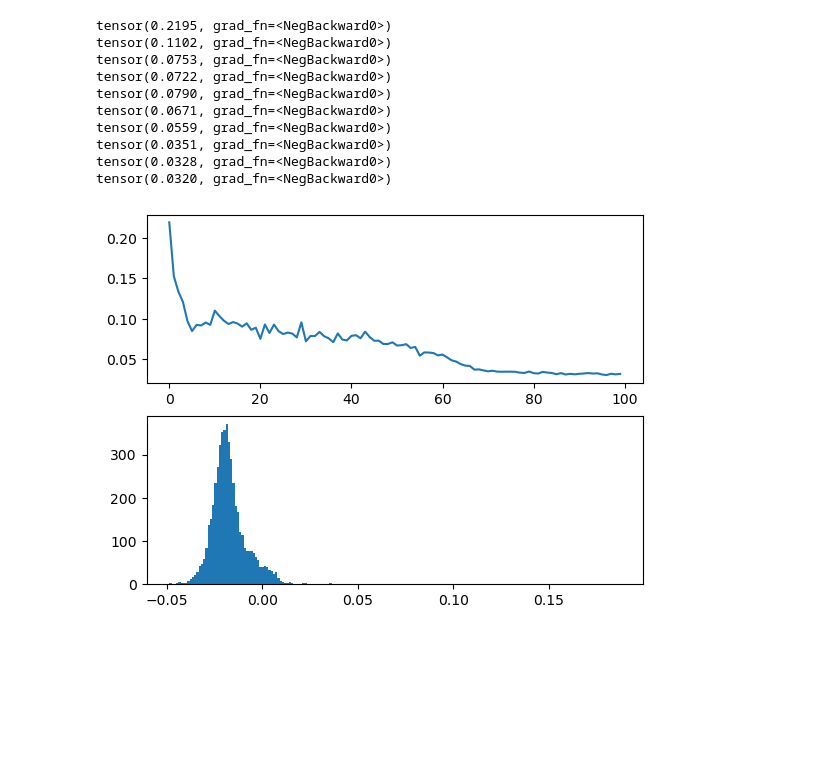
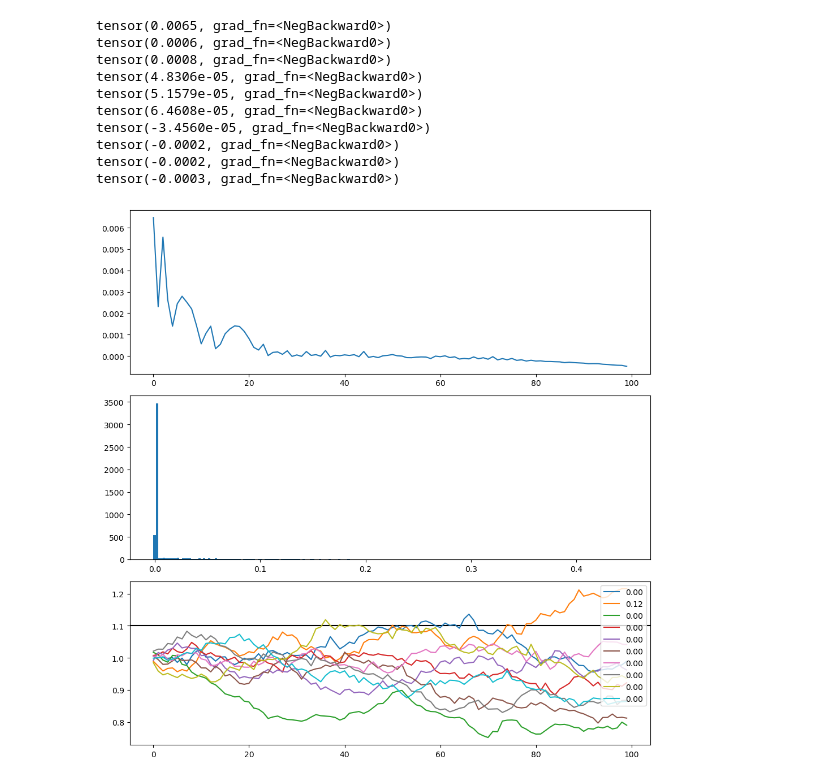
Before and after one commit to swittum/DeepHedging, a Jupyter notebook: hedging.ipynb, the cells around one changed output. Drawn from its saved outputs; the diff is of its cells as text; code cells hidden in the pictures; blank space fills up the shorter version.

```diff
--- a/hedging.ipynb
+++ b/hedging.ipynb
@@ -9,29 +9,56 @@ from instruments import BrownianStock, EuropeanOption
 from finance import pl
 # %%
-n_paths = 500
+# Training params
+n_paths = 5000
 n_epochs = 100
-n_features = 2
 
-model = NeuralNetwork(n_features, 1)
-underlier = BrownianStock(mu=0, sigma=.2)
-derivative = EuropeanOption(underlier, call=True, strike=1.1, maturity=100/250)
+# Network params
+n_features = 3
+n_outputs = 1
+
+# Instrument params
+mu = 0.0
+sigma = 0.2
+features = ['time',
+            'log_moneyness',
+            'volatility']
+
+# Derivative params
+call = True
+short = False
+strike = 1.1
+maturity = 100/250
+
+model = NeuralNetwork(n_features, n_outputs)
+underlier = BrownianStock(mu, sigma)
+derivative = EuropeanOption(underlier, call=call, short=short, strike=strike, maturity=maturity)
 hedger = Hedger(model, underlier, derivative)
-history = hedger.fit(n_epochs=n_epochs, n_paths=n_paths)
-results = hedger.test(n_paths=5000)
+history = hedger.fit(features=features, n_epochs=n_epochs, n_paths=n_paths)
+results = hedger.test(features=features, n_paths=n_paths)
+stocks = underlier.spot
+payoffs = derivative.payoff
 
-fig, (ax1, ax2) = plt.subplots(2)
+fig, (ax1, ax2, ax3) = plt.subplots(3, figsize=(10, 10))
+ax1.set_label('Loss Function')
+ax2.set_label('P&L')
 ax1.plot(history)
 ax2.hist(results, bins=200)
+ax3.set_label('Stock Paths')
+ax3.axhline(c='k', y=strike)
+for (stock, payoff) in zip(stocks[:10], payoffs[:10]):
+    ax3.plot(stock, label=f'{payoff:.2f}')
+ax3.legend()
+plt.tight_layout()
 plt.show()
 # %% [output]
-tensor(0.2195, grad_fn=<NegBackward0>)
-tensor(0.1102, grad_fn=<NegBackward0>)
-tensor(0.0753, grad_fn=<NegBackward0>)
-tensor(0.0722, grad_fn=<NegBackward0>)
-tensor(0.0790, grad_fn=<NegBackward0>)
-tensor(0.0671, grad_fn=<NegBackward0>)
-tensor(0.0559, grad_fn=<NegBackward0>)
-tensor(0.0351, grad_fn=<NegBackward0>)
-tensor(0.0328, grad_fn=<NegBackward0>)
-tensor(0.0320, grad_fn=<NegBackward0>)
+tensor(0.0065, grad_fn=<NegBackward0>)
+tensor(0.0006, grad_fn=<NegBackward0>)
+tensor(0.0008, grad_fn=<NegBackward0>)
+tensor(4.8306e-05, grad_fn=<NegBackward0>)
+tensor(5.1579e-05, grad_fn=<NegBackward0>)
+tensor(6.4608e-05, grad_fn=<NegBackward0>)
+tensor(-3.4560e-05, grad_fn=<NegBackward0>)
+tensor(-0.0002, grad_fn=<NegBackward0>)
+tensor(-0.0002, grad_fn=<NegBackward0>)
+tensor(-0.0003, grad_fn=<NegBackward0>)
-[figure, old version]
+[figure, new version]
```
Also changed, not shown: parts of 2 cells of this notebook, 2 other files.
